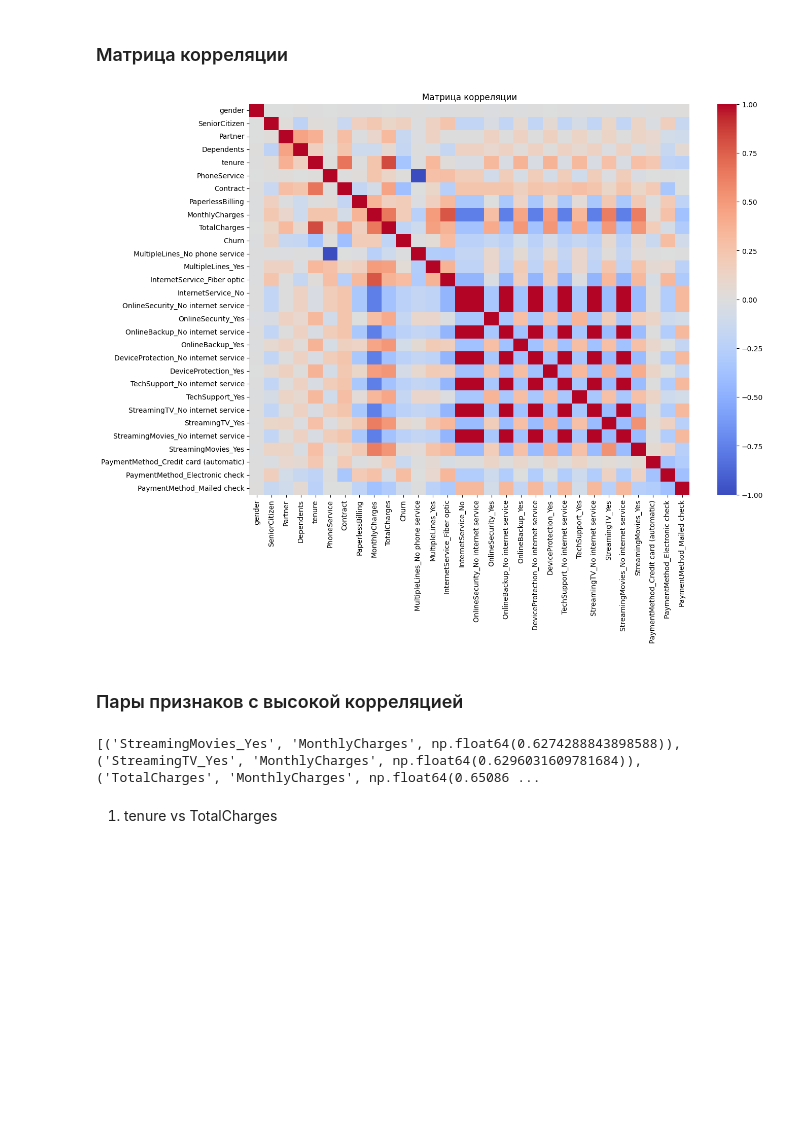
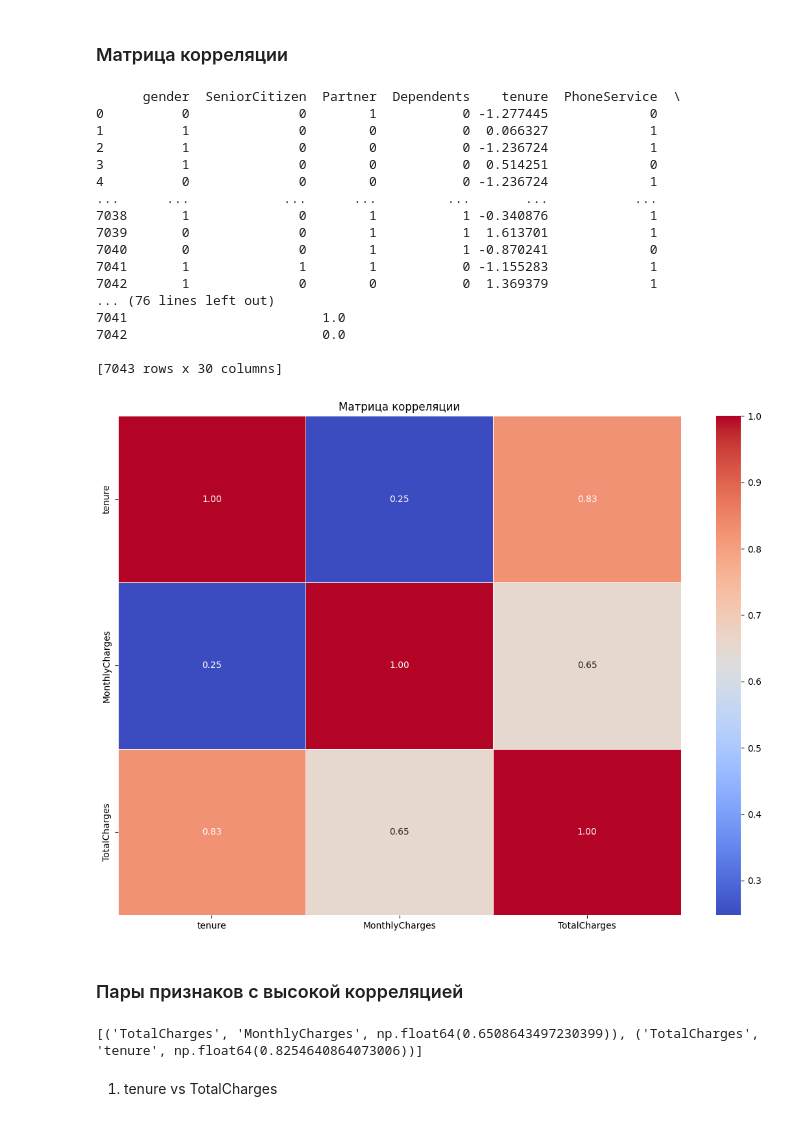
Before and after one commit to budaog300/telecom-churn-ml-project, a Jupyter notebook: lab1.ipynb, the cells around one changed output. Drawn from its saved outputs; the diff is of its cells as text; code cells hidden in the pictures; blank space fills up the shorter version.

```diff
--- a/lab1.ipynb
+++ b/lab1.ipynb
@@ -365,13 +365,31 @@ See https://pandas.pydata.org/docs/user_guide/migration-3-strings.html#string-mi
 ### Матрица корреляции
 # %%
 plt.figure(figsize=(14,10))
-corr_matrix = df_final.corr()
-
-sns.heatmap(corr_matrix, cmap='coolwarm', annot=False)
+print(df_final)
+cols = ["tenure", "MonthlyCharges", "TotalCharges"]
+corr_matrix = df_final[cols].corr()
+sns.heatmap(corr_matrix, cmap='coolwarm', annot=True, fmt=".2f", linewidths=.5)
 plt.title('Матрица корреляции')
 plt.show()
 # %% [output]
+      gender  SeniorCitizen  Partner  Dependents    tenure  PhoneService  \
+0          0              0        1           0 -1.277445             0
+1          1              0        0           0  0.066327             1
+2          1              0        0           0 -1.236724             1
+3          1              0        0           0  0.514251             0
+4          0              0        0           0 -1.236724             1
+...      ...            ...      ...         ...       ...           ...
+7038       1              0        1           1 -0.340876             1
+7039       0              0        1           1  1.613701             1
+7040       0              0        1           1 -0.870241             0
+7041       1              1        1           0 -1.155283             1
+7042       1              0        0           0  1.369379             1
+... (76 lines left out)
+7041                         1.0
+7042                         0.0
+
+[7043 rows x 30 columns]
-[figure, old version]
+[figure, new version]
 # %% [markdown]
 ### Пары признаков с высокой корреляцией
 # %%
@@ -388,7 +406,7 @@ high_corr.sort(key=lambda x: abs(x[2]))
 print(high_corr)
 # high_corr
 # %% [output]
-[('StreamingMovies_Yes', 'MonthlyCharges', np.float64(0.6274288843898588)), ('StreamingTV_Yes', 'MonthlyCharges', np.float64(0.6296031609781684)), ('TotalCharges', 'MonthlyCharges', np.float64(0.65086 ...
+[('TotalCharges', 'MonthlyCharges', np.float64(0.6508643497230399)), ('TotalCharges', 'tenure', np.float64(0.8254640864073006))]
 # %% [markdown]
 1. tenure vs TotalCharges
 # %%
```
Also changed, not shown: parts of 3 cells of this notebook.
